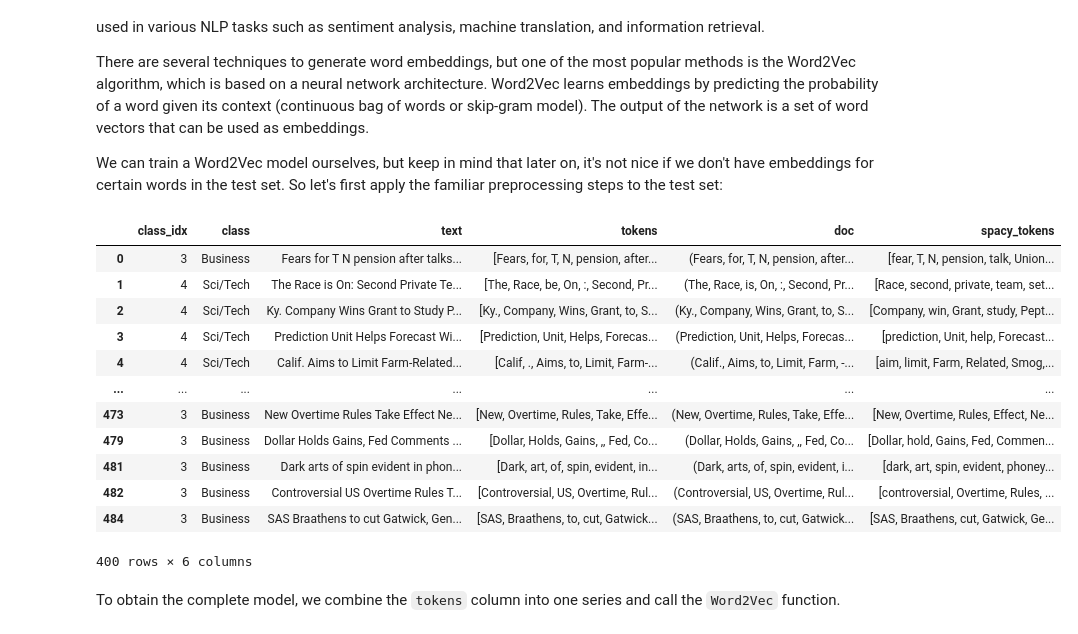
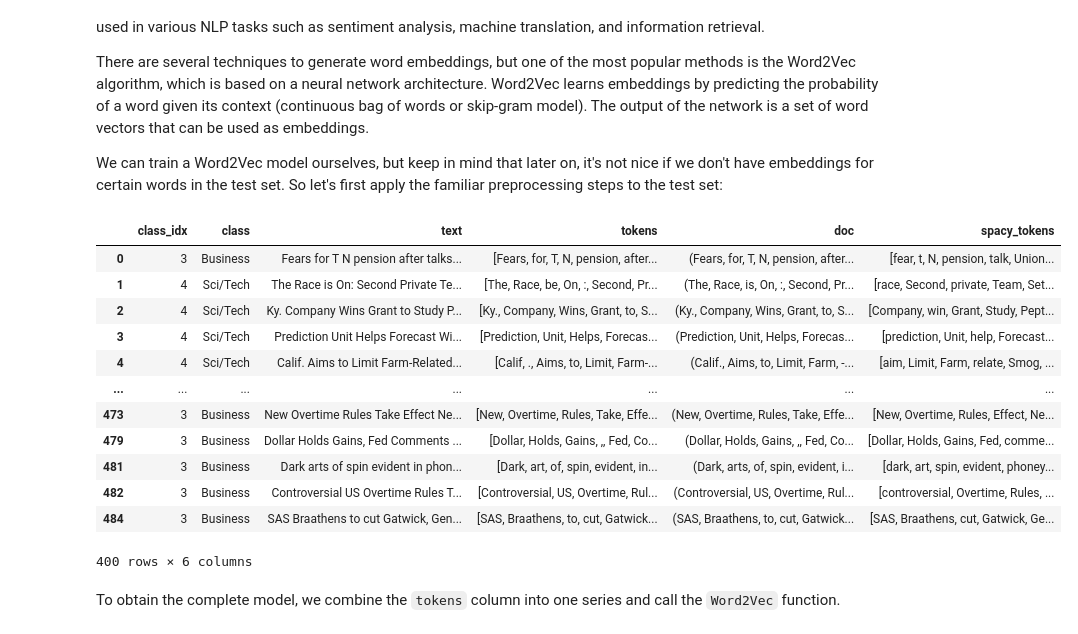
Before and after one commit to MultiX-Amsterdam/text-data-module, a Jupyter notebook: _sources/docs/tutorial-text-data.ipynb, the cells around one changed output. Saved outputs shown, nothing was run; the diff lists cells and outputs as text; code cells hidden in the pictures.

```diff
--- a/_sources/docs/tutorial-text-data.ipynb
+++ b/_sources/docs/tutorial-text-data.ipynb
@@ -823,24 +599 @@ The following function will add the spacy tokens to our original dataframe.
-# %%
-def add_spacy_tokens(df):
-    """
-    Add a column with a list of lemmatized tokens, without stopwords and numbers.
-
-    Parameters
-    ----------
-    df : pandas.DataFrame
-        The dataframe containing at least the "doc" column.
-
-    Returns
-    -------
-    pandas.DataFrame
-        The dataframe with the "spacy_tokens" column.
-    """
-    # Copy the dataframe to avoid editing the original one.
-    df = df.copy(deep=True)
-
-    df["spacy_tokens"] = df["doc"].apply(
-        lambda tokens: [token.lemma_ for token in tokens if token.is_alpha and not token.is_stop]
-    )
-
-    return df
 # %% [markdown]
@@ -1159,24 +912,24 @@ We can train a Word2Vec model ourselves, but keep in mind that later on, it's no
 # %%
 # Reformat the test set.
 df_test_reformat = reformat_data(df_test)
 
 # NLTK preprocessing.
 df_test_with_tokens = answer_tokenize_and_lemmatize(df_test_reformat)
 
 # spaCy preprocessing.
-df_test_with_nltk_tokens_and_spacy_tokens = add_spacy_tokens(add_spacy_doc(df_test_with_tokens))
+df_test_with_nltk_tokens_and_spacy_tokens = add_spacy_tokens(add_spacy_doc(df_test_with_tokens, nlp))
 
 display(df_test_with_nltk_tokens_and_spacy_tokens)
 # %% [output]
 |  | class_idx | class | text | tokens | doc | spacy_tokens |
-| 0 | 3 | Business | Fears for T N pension after talks... | [Fears, for, T, N, pension, after... | (Fears, for, T, N, pension, after... | [fear, T, N, pension, talk, Union... |
-| 1 | 4 | Sci/Tech | The Race is On: Second Private Te... | [The, Race, be, On, :, Second, Pr... | (The, Race, is, On, :, Second, Pr... | [Race, second, private, team, set... |
-| 2 | 4 | Sci/Tech | Ky. Company Wins Grant to Study P... | [Ky., Company, Wins, Grant, to, S... | (Ky., Company, Wins, Grant, to, S... | [Company, win, Grant, study, Pept... |
+| 0 | 3 | Business | Fears for T N pension after talks... | [Fears, for, T, N, pension, after... | (Fears, for, T, N, pension, after... | [fear, t, N, pension, talk, Union... |
+| 1 | 4 | Sci/Tech | The Race is On: Second Private Te... | [The, Race, be, On, :, Second, Pr... | (The, Race, is, On, :, Second, Pr... | [race, Second, private, Team, Set... |
+| 2 | 4 | Sci/Tech | Ky. Company Wins Grant to Study P... | [Ky., Company, Wins, Grant, to, S... | (Ky., Company, Wins, Grant, to, S... | [Company, win, Grant, Study, Pept... |
 | 3 | 4 | Sci/Tech | Prediction Unit Helps Forecast Wi... | [Prediction, Unit, Helps, Forecas... | (Prediction, Unit, Helps, Forecas... | [prediction, Unit, help, Forecast... |
-| 4 | 4 | Sci/Tech | Calif. Aims to Limit Farm-Related... | [Calif, ., Aims, to, Limit, Farm-... | (Calif., Aims, to, Limit, Farm, -... | [aim, limit, Farm, Related, Smog,... |
+| 4 | 4 | Sci/Tech | Calif. Aims to Limit Farm-Related... | [Calif, ., Aims, to, Limit, Farm-... | (Calif., Aims, to, Limit, Farm, -... | [aim, Limit, Farm, relate, Smog, ... |
 | ... | ... | ... | ... | ... | ... | ... |
 | 473 | 3 | Business | New Overtime Rules Take Effect Ne... | [New, Overtime, Rules, Take, Effe... | (New, Overtime, Rules, Take, Effe... | [New, Overtime, Rules, Effect, Ne... |
-| 479 | 3 | Business | Dollar Holds Gains, Fed Comments ... | [Dollar, Holds, Gains, ,, Fed, Co... | (Dollar, Holds, Gains, ,, Fed, Co... | [Dollar, hold, Gains, Fed, Commen... |
+| 479 | 3 | Business | Dollar Holds Gains, Fed Comments ... | [Dollar, Holds, Gains, ,, Fed, Co... | (Dollar, Holds, Gains, ,, Fed, Co... | [Dollar, Holds, Gains, Fed, comme... |
 | 481 | 3 | Business | Dark arts of spin evident in phon... | [Dark, art, of, spin, evident, in... | (Dark, arts, of, spin, evident, i... | [dark, art, spin, evident, phoney... |
 | 482 | 3 | Business | Controversial US Overtime Rules T... | [Controversial, US, Overtime, Rul... | (Controversial, US, Overtime, Rul... | [controversial, Overtime, Rules, ... |
 | 484 | 3 | Business | SAS Braathens to cut Gatwick, Gen... | [SAS, Braathens, to, cut, Gatwick... | (SAS, Braathens, to, cut, Gatwick... | [SAS, Braathens, cut, Gatwick, Ge... |
```
Also changed, not shown: parts of 43 cells of this notebook, 41 other files.
